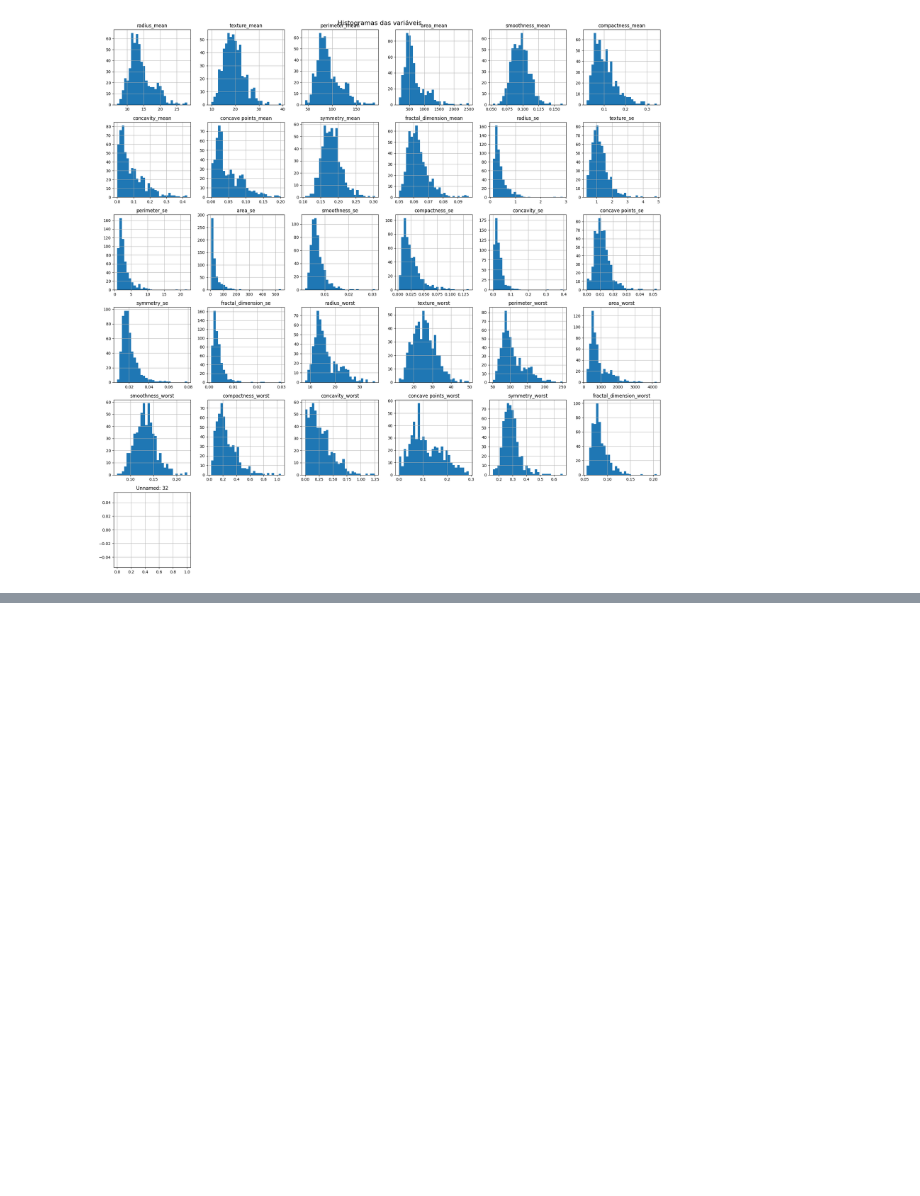
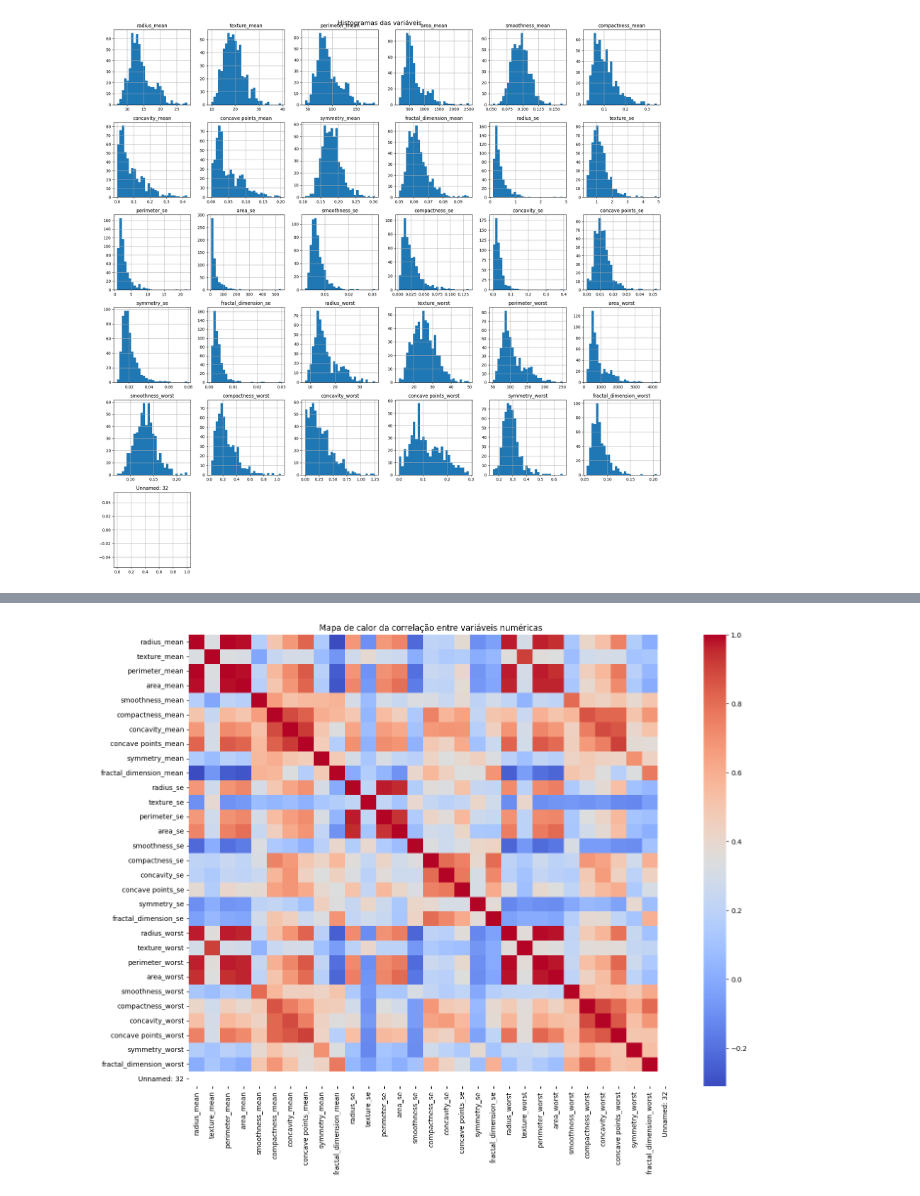
Before and after one commit to JxVtrl/breast-cancer-neural-networks, a Jupyter notebook: notebooks/mb_job.ipynb, the cells around one changed output, grey strips where cells are left out. Drawn from its saved outputs; the diff is of its cells as text; code cells hidden in the pictures; blank space fills up the shorter version.

```diff
--- a/notebooks/mb_job.ipynb
+++ b/notebooks/mb_job.ipynb
@@ -48,0 +93,10 @@ Successfully installed contourpy-1.3.2 cycler-0.12.1 fonttools-4.57.0 kiwisolver
+# %%
+# Removendo colunas não numéricas e a 'id' (se existir)
+numerical_df = df.select_dtypes(include=['float64', 'int64']).drop(columns=['id'], errors='ignore')
+
+plt.figure(figsize=(16, 12))
+sns.heatmap(numerical_df.corr(), cmap='coolwarm', annot=False)
+plt.title("Mapa de calor da correlação entre variáveis numéricas")
+plt.show()
+# %% [output]
+[figure, added]
```
Also changed, not shown: parts of 2 cells of this notebook.
